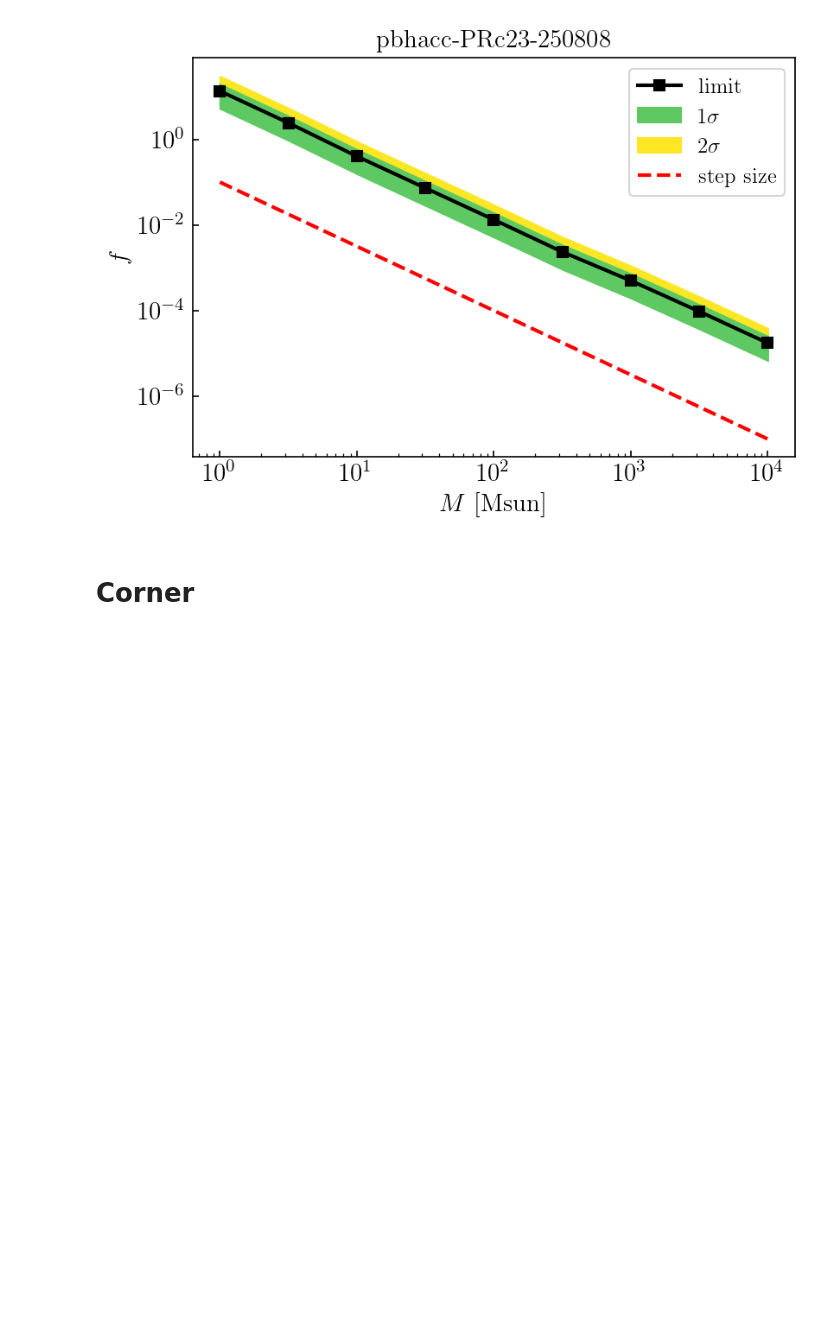
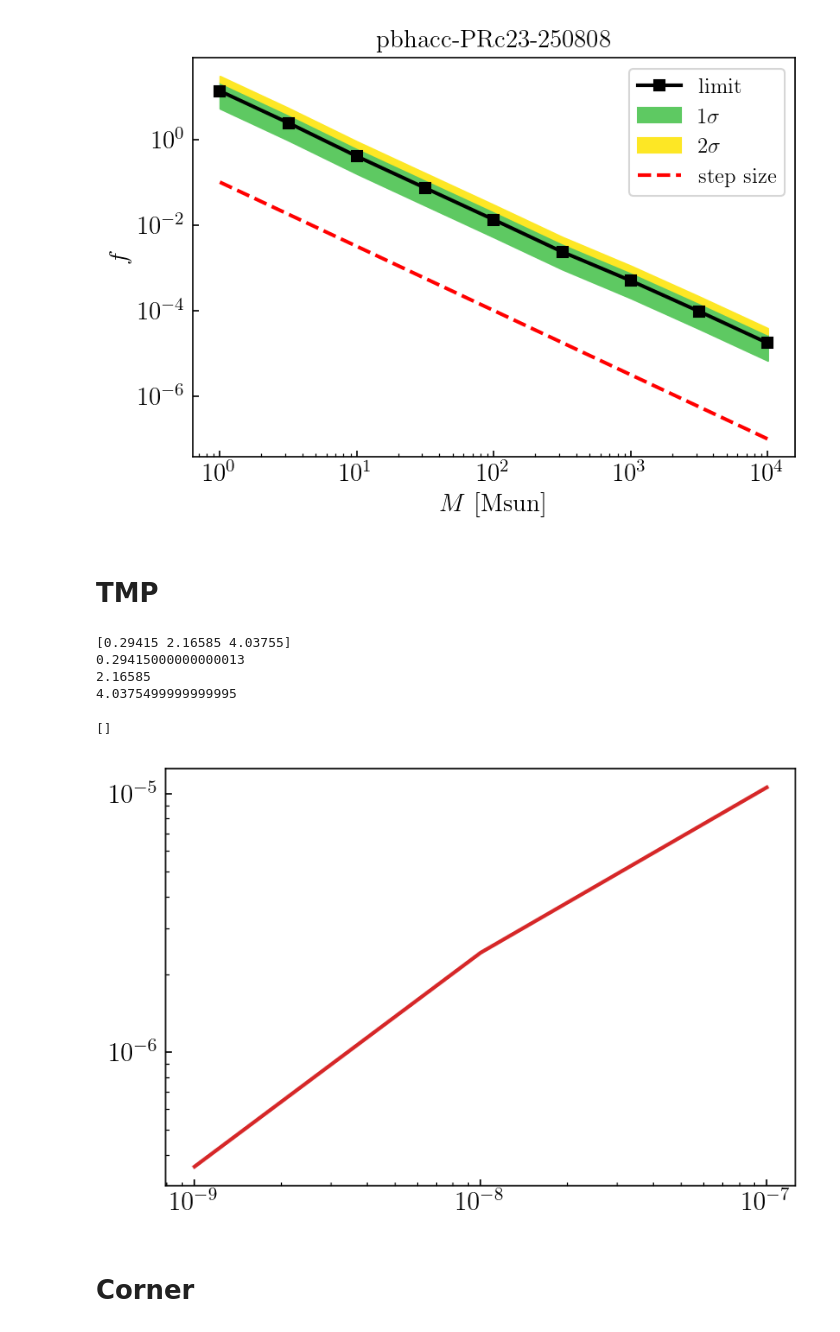
Before and after one commit to yitiansun/DM21cm, a Jupyter notebook: analysis/fisher.ipynb, the cells around one changed output. Drawn from its saved outputs; the diff is of its cells as text; code cells hidden in the pictures; blank space fills up the shorter version.

```diff
--- a/analysis/fisher.ipynb
+++ b/analysis/fisher.ipynb
@@ -231,3 +261,19 @@ save_fn = f'../outputs/limits/{run_name}.txt'
 dir_path = os.path.dirname(save_fn)
 os.makedirs(dir_path, exist_ok=True)
 np.savetxt(save_fn, np.array([m_s, inj_s, sigma_s]).T, header='mass_s inj_s sigma_s')
+# %% [markdown]
+# TMP
+# %%
+y = np.array([0.234, 1.464, 4.5657])
+x = np.array([0., 1., 2.])
+print(np.gradient(y, x, edge_order=2))
+
+# print((-1 * y[0] + 1 * y[1]) / (x[1] - x[0]))
+print(np.dot([-3/2, 2, -1/2], y) / (x[1] - x[0]))
+print(np.dot([-1/2, 0, 1/2], y) / (x[1] - x[0]))
+print(np.dot([1/2, -2, 3/2], y) / (x[1] - x[0]))
+# %% [output]
+[0.29415 2.16585 4.03755]
+0.29415000000000013
+2.16585
+4.0375499999999995
@@ -234,3 +282,26 @@ np.savetxt(save_fn, np.array([m_s, inj_s, sigma_s]).T, header='mass_s inj_s sigm
+# %%
+stm_s = [0.01, 0.1, 1]
+stm_inj_s = []
+stm_sigma_s = []
+for stm in stm_s:
+    run_name = f'pbhacc-PRc23-250808'
+    if stm == 1.:
+        data = np.loadtxt(f'../outputs/limits/{run_name}.txt', unpack=True)
+        i = np.where(data[0] == 1e4)[0][0]
+        data = data[:, i]
+    else:
+        data = np.loadtxt(f'../outputs/limits/{run_name}_stm{stm:.3e}.txt', unpack=True)
+    _, stm_inj, stm_sigma = data
+    stm_inj_s.append(stm_inj)
+    stm_sigma_s.append(stm_sigma)
+stm_inj_s = np.array(stm_inj_s)
+stm_sigma_s = np.array(stm_sigma_s)
+# %%
+plt.plot(stm_inj_s, stm_inj_s*stm_sigma_s)
+plt.loglog()
+# %% [output]
+[]
+[figure, added]
 # %% [markdown]
 # Corner
 # %%
```
Also changed, not shown: parts of 5 cells of this notebook, 2 other files.
